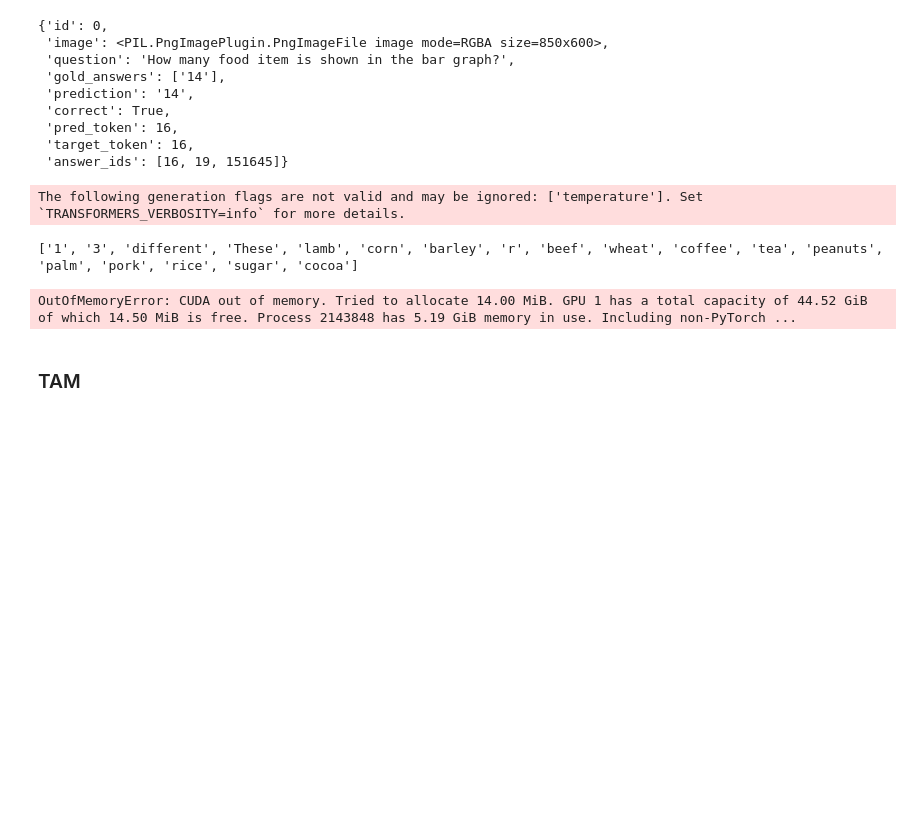
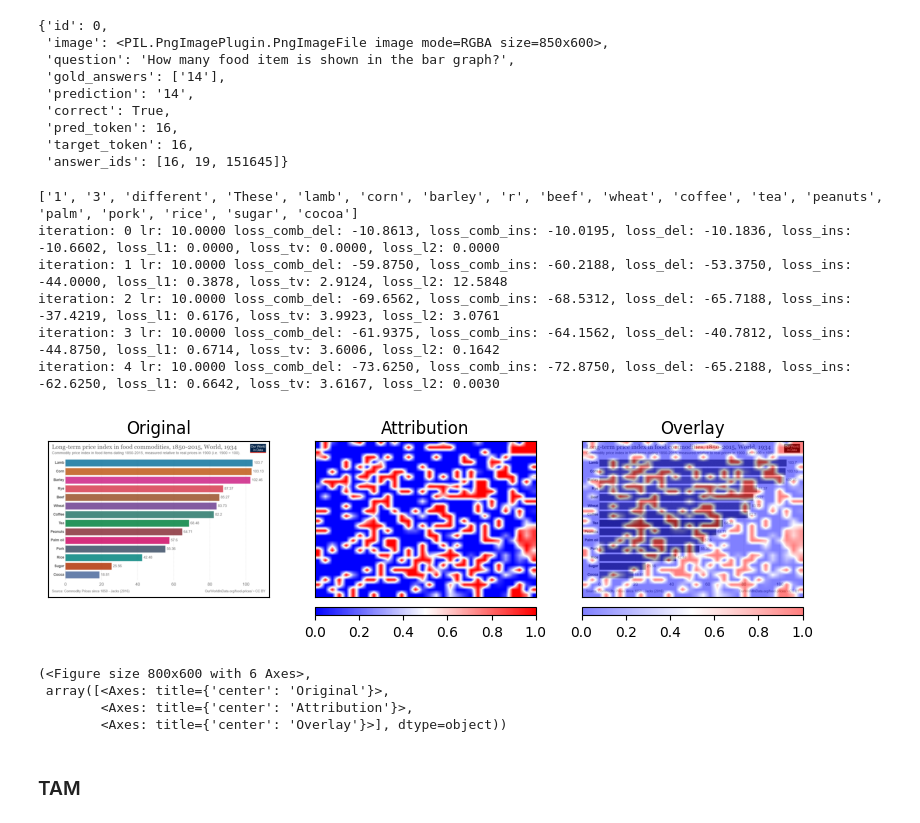
Before and after one commit to serval-uni-lu/xai-vdoc-benchmark, a Jupyter notebook: notebooks/test.ipynb, the cells around one changed output. Cells and saved outputs as stored; diff of their text form; code cells hidden in the pictures; blank space fills up the shorter version.

```diff
--- a/notebooks/test.ipynb
+++ b/notebooks/test.ipynb
@@ -525,7 +934,7 @@ for idx, sample in enumerate(dataset):
     q = sample["query"]
     golds = [a.lower().strip() for a in sample["label"]]
 
-    pred_dict = predict_answer(img, q)
+    pred_dict = predict_answer(model, img, q)
     pred_text =  pred_dict["text"]
     pred_lower = pred_text.lower()
     pred_token = pred_dict["pred_token"]
@@ -2252,14 +2963,67 @@ records[0]
 # %%
 # from src.explainers.igos_pp.igos import gen_explanations_qwenvl
 
-image = records[0]["image"]
-question = records[0]["question"]
+# image = records[0]["image"]
+# question = records[0]["question"]
+
+from datasets import load_dataset
+
+dataset = load_dataset("HuggingFaceM4/ChartQA", split="test[:10]")
+
+for idx, sample in enumerate(dataset):
+    image = sample["image"]       # PIL image
+    question = sample["query"]
+    break
+# %%
+img = image.convert("RGB")
 # %%
-heatmap, superimposed_img = gen_explanations_qwenvl(model, processor, image, question, tokenizer=processor.tokenizer)
+# torch.cuda.memory._record_memory_history()
+heatmap, superimposed_img = gen_explanations_qwenvl(model, processor, img, question, tokenizer=processor.tokenizer)
 # %% [output]
-The following generation flags are not valid and may be ignored: ['temperature']. Set `TRANSFORMERS_VERBOSITY=info` for more details.
+['1', '3', 'different', 'These', 'lamb', 'corn', 'barley', 'r', 'beef', 'wheat', 'coffee', 'tea', 'peanuts', 'palm', 'pork', 'rice', 'sugar', 'cocoa']
+iteration: 0 lr: 10.0000 loss_comb_del: -10.8613, loss_comb_ins: -10.0195, loss_del: -10.1836, loss_ins: -10.6602, loss_l1: 0.0000, loss_tv: 0.0000, loss_l2: 0.0000
+iteration: 1 lr: 10.0000 loss_comb_del: -59.8750, loss_comb_ins: -60.2188, loss_del: -53.3750, loss_ins: -44.0000, loss_l1: 0.3878, loss_tv: 2.9124, loss_l2: 12.5848
+iteration: 2 lr: 10.0000 loss_comb_del: -69.6562, loss_comb_ins: -68.5312, loss_del: -65.7188, loss_ins: -37.4219, loss_l1: 0.6176, loss_tv: 3.9923, loss_l2: 3.0761
+iteration: 3 lr: 10.0000 loss_comb_del: -61.9375, loss_comb_ins: -64.1562, loss_del: -40.7812, loss_ins: -44.8750, loss_l1: 0.6714, loss_tv: 3.6006, loss_l2: 0.1642
+iteration: 4 lr: 10.0000 loss_comb_del: -73.6250, loss_comb_ins: -72.8750, loss_del: -65.2188, loss_ins: -62.6250, loss_l1: 0.6642, loss_tv: 3.6167, loss_l2: 0.0030
-['1', '3', 'different', 'These', 'lamb', 'corn', 'barley', 'r', 'beef', 'wheat', 'coffee', 'tea', 'peanuts', 'palm', 'pork', 'rice', 'sugar', 'cocoa']
-OutOfMemoryError: CUDA out of memory. Tried to allocate 14.00 MiB. GPU 1 has a total capacity of 44.52 GiB of which 14.50 MiB is free. Process 2143848 has 5.19 GiB memory in use. Including non-PyTorch ...
+# %%
+from captum.attr import visualization
+from matplotlib.colors import LinearSegmentedColormap
+
+cmap = LinearSegmentedColormap.from_list(
+                'red_blue',
+                [
+                    (0.0, '#0000ff'),  # blue   (low values)
+                    (0.5, '#ffffff'),  # white  (mid)
+                    (1.0, '#ff0000'),  # red    (high values)
+                ],
+                N=256,
+            )
+
+
+# Plot image attribution
+img_resized_np = np.asarray(img).astype(np.float32) / 255.
+
+
+h, w, _ = img_resized_np.shape
+# img_map = cv2.resize(img_attribution, (w, h))
+
+visualization.visualize_image_attr_multiple(
+    #heatmap,
+    np.expand_dims(heatmap, 2),
+    img_resized_np,
+    methods=["original_image", "heat_map", "blended_heat_map"],
+    signs=["all", "positive", "positive"],
+    show_colorbar=True,
+    titles=["Original", "Attribution", "Overlay"],
+    cmap=cmap,
+)
+# %% [output]
+[figure, added]
+(<Figure size 800x600 with 6 Axes>,
+ array([<Axes: title={'center': 'Original'}>,
+        <Axes: title={'center': 'Attribution'}>,
+        <Axes: title={'center': 'Overlay'}>], dtype=object))
 # %% [markdown]
 ### TAM
 # %%
```
Also changed, not shown: parts of 24 cells of this notebook, 8 other files.
